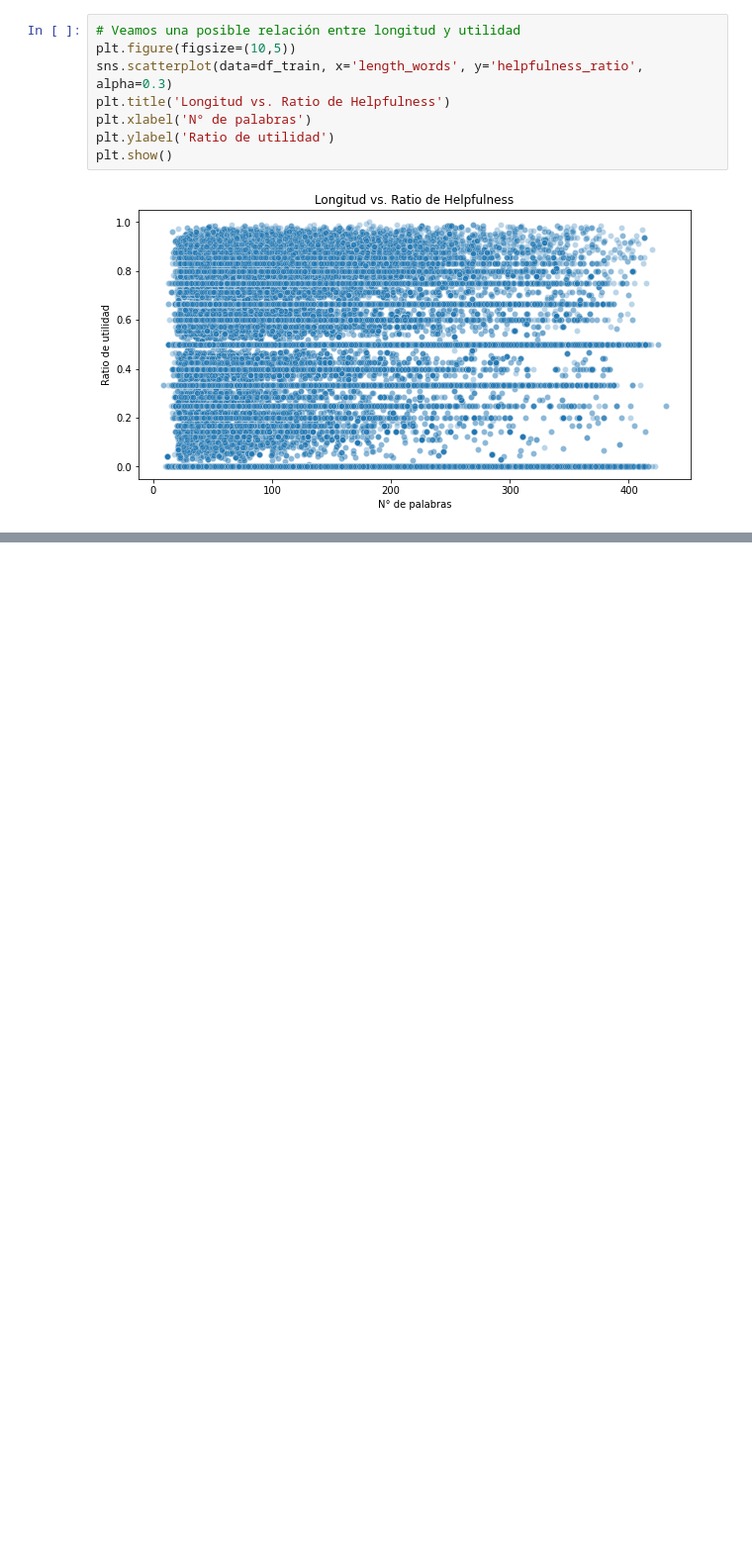
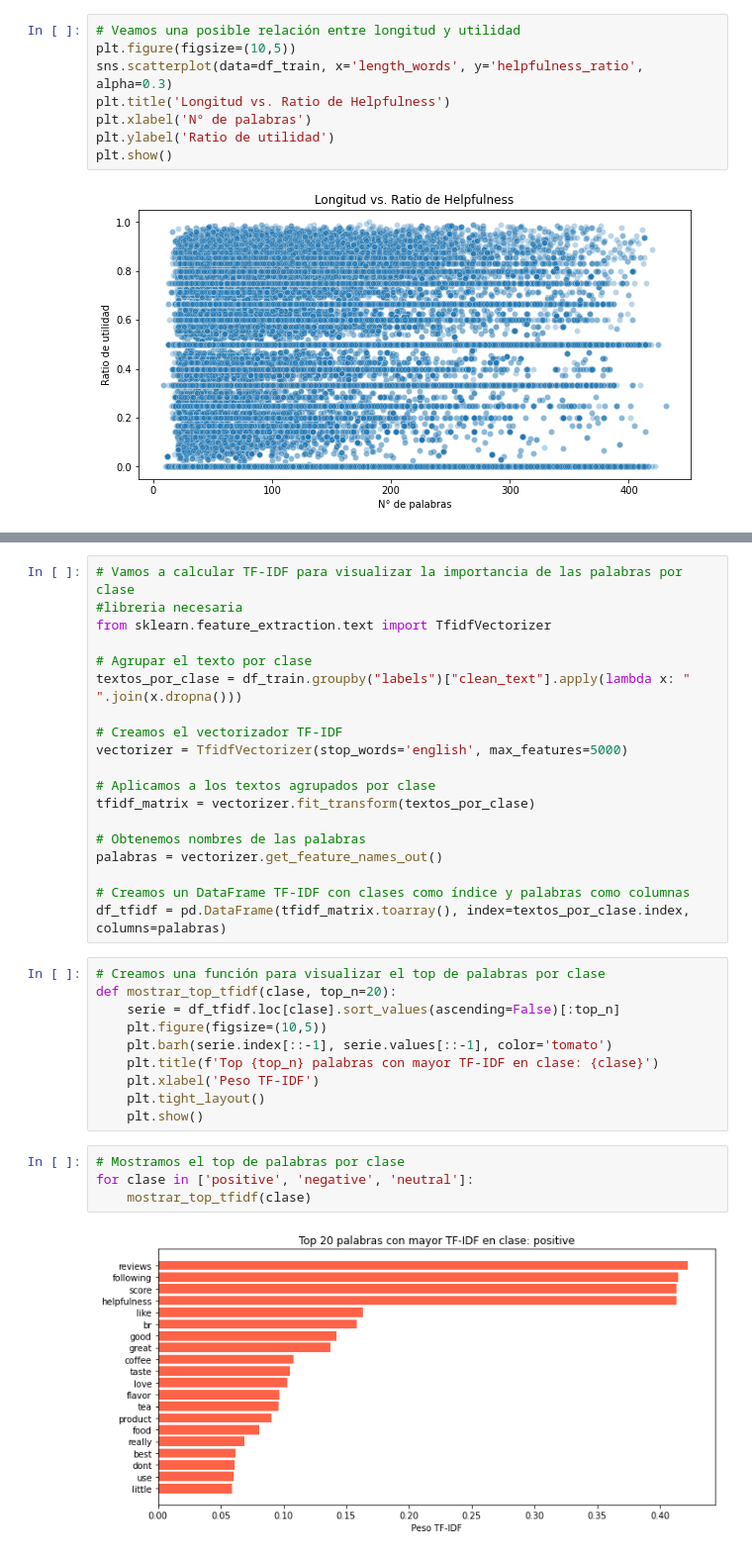
Before and after one commit to egsanchez17/jbook-ml202510, a Jupyter notebook: _sources/mi_informe.ipynb, the cells around one changed output, grey strips where cells are left out. Shown at 99% size. Cells and saved outputs as stored; diff of their text form; blank space fills up the shorter version.

```diff
--- a/_sources/mi_informe.ipynb
+++ b/_sources/mi_informe.ipynb
@@ -167,0 +224,35 @@ plt.show()
+# %%
+# Vamos a calcular TF-IDF para visualizar la importancia de las palabras por clase
+#libreria necesaria
+from sklearn.feature_extraction.text import TfidfVectorizer
+
+# Agrupar el texto por clase
+textos_por_clase = df_train.groupby("labels")["clean_text"].apply(lambda x: " ".join(x.dropna()))
+
+# Creamos el vectorizador TF-IDF
+vectorizer = TfidfVectorizer(stop_words='english', max_features=5000)
+
+# Aplicamos a los textos agrupados por clase
+tfidf_matrix = vectorizer.fit_transform(textos_por_clase)
+
+# Obtenemos nombres de las palabras
+palabras = vectorizer.get_feature_names_out()
+
+# Creamos un DataFrame TF-IDF con clases como índice y palabras como columnas
+df_tfidf = pd.DataFrame(tfidf_matrix.toarray(), index=textos_por_clase.index, columns=palabras)
+# %%
+# Creamos una función para visualizar el top de palabras por clase
+def mostrar_top_tfidf(clase, top_n=20):
+    serie = df_tfidf.loc[clase].sort_values(ascending=False)[:top_n]
+    plt.figure(figsize=(10,5))
+    plt.barh(serie.index[::-1], serie.values[::-1], color='tomato')
+    plt.title(f'Top {top_n} palabras con mayor TF-IDF en clase: {clase}')
+    plt.xlabel('Peso TF-IDF')
+    plt.tight_layout()
+    plt.show()
+# %%
+# Mostramos el top de palabras por clase
+for clase in ['positive', 'negative', 'neutral']:
+    mostrar_top_tfidf(clase)
+# %% [output]
+[figure, added]
```
Also changed, not shown: parts of 12 cells of this notebook, 9 other files.
